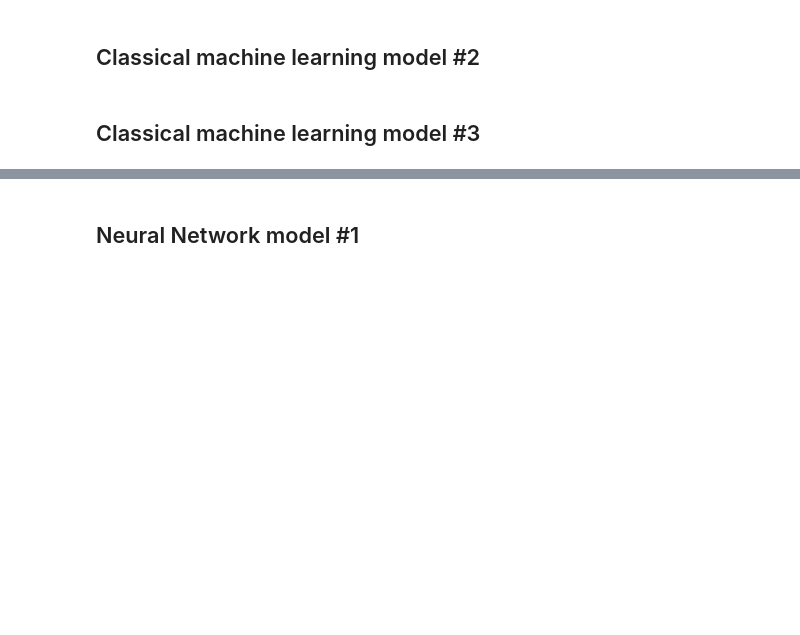
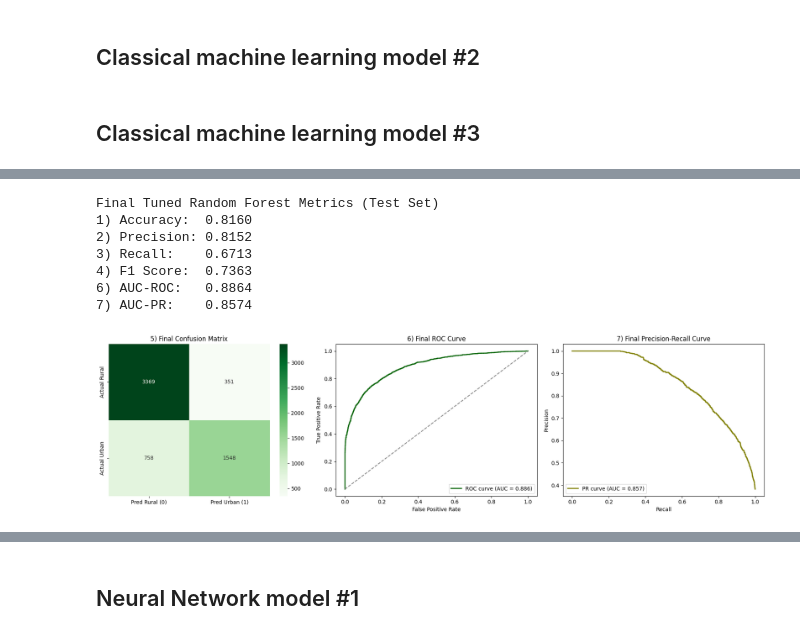
Before and after one commit to NebulaRojo9/STINTSY-MCO, a Jupyter notebook: Group2_nb.ipynb, the cells around one changed output, grey strips where cells are left out. Cells and saved outputs as stored; diff of their text form; code cells hidden in the pictures; blank space fills up the shorter version.

```diff
--- a/Group2_nb.ipynb
+++ b/Group2_nb.ipynb
@@ -830,0 +959,58 @@ X_test_scaled = pd.DataFrame(X_test_scaled, columns=X.columns)
+# %%
+# Use the best model from Grid Search to predict the test set
+rf_y_test_pred = best_rf_model.predict(X_test_scaled)
+rf_y_test_prob = best_rf_model.predict_proba(X_test_scaled)[:, 1]
+
+# Calculate final metrics
+rf_test_acc = accuracy_score(y_test, rf_y_test_pred)
+rf_test_prec = precision_score(y_test, rf_y_test_pred)
+rf_test_rec = recall_score(y_test, rf_y_test_pred)
+rf_test_f1 = f1_score(y_test, rf_y_test_pred)
+rf_test_roc_auc = roc_auc_score(y_test, rf_y_test_prob)
+rf_test_pr_auc = average_precision_score(y_test, rf_y_test_prob)
+
+print("Final Tuned Random Forest Metrics (Test Set)")
+print(f"1) Accuracy:  {rf_test_acc:.4f}")
+print(f"2) Precision: {rf_test_prec:.4f}")
+print(f"3) Recall:    {rf_test_rec:.4f}")
+print(f"4) F1 Score:  {rf_test_f1:.4f}")
+print(f"6) AUC-ROC:   {rf_test_roc_auc:.4f}")
+print(f"7) AUC-PR:    {rf_test_pr_auc:.4f}\n")
+
+fig, axes = plt.subplots(1, 3, figsize=(18, 5))
+
+# Plot A: Final Confusion Matrix
+cm_test = confusion_matrix(y_test, rf_y_test_pred)
+sns.heatmap(cm_test, annot=True, fmt='d', cmap='Greens', ax=axes[0],
+            xticklabels=['Pred Rural (0)', 'Pred Urban (1)'],
+            yticklabels=['Actual Rural', 'Actual Urban'])
+axes[0].set_title('5) Final Confusion Matrix')
+
+# Plot B: Final ROC Curve
+fpr_test, tpr_test, _ = roc_curve(y_test, rf_y_test_prob)
+axes[1].plot(fpr_test, tpr_test, color='darkgreen', lw=2, label=f'ROC curve (AUC = {rf_test_roc_auc:.3f})')
+axes[1].plot([0, 1], [0, 1], color='gray', linestyle='--')
+axes[1].set_xlabel('False Positive Rate')
+axes[1].set_ylabel('True Positive Rate')
+axes[1].set_title('6) Final ROC Curve')
+axes[1].legend(loc="lower right")
+
+# Plot C: Final Precision-Recall Curve
+precision_test, recall_test, _ = precision_recall_curve(y_test, rf_y_test_prob)
+axes[2].plot(recall_test, precision_test, color='olive', lw=2, label=f'PR curve (AUC = {rf_test_pr_auc:.3f})')
+axes[2].set_xlabel('Recall')
+axes[2].set_ylabel('Precision')
+axes[2].set_title('7) Final Precision-Recall Curve')
+axes[2].legend(loc="lower left")
+
+plt.tight_layout()
+plt.show()
+# %% [output]
+Final Tuned Random Forest Metrics (Test Set)
+1) Accuracy:  0.8160
+2) Precision: 0.8152
+3) Recall:    0.6713
+4) F1 Score:  0.7363
+6) AUC-ROC:   0.8864
+7) AUC-PR:    0.8574
+[figure, added]
```
Also changed, not shown: parts of 10 cells of this notebook.
